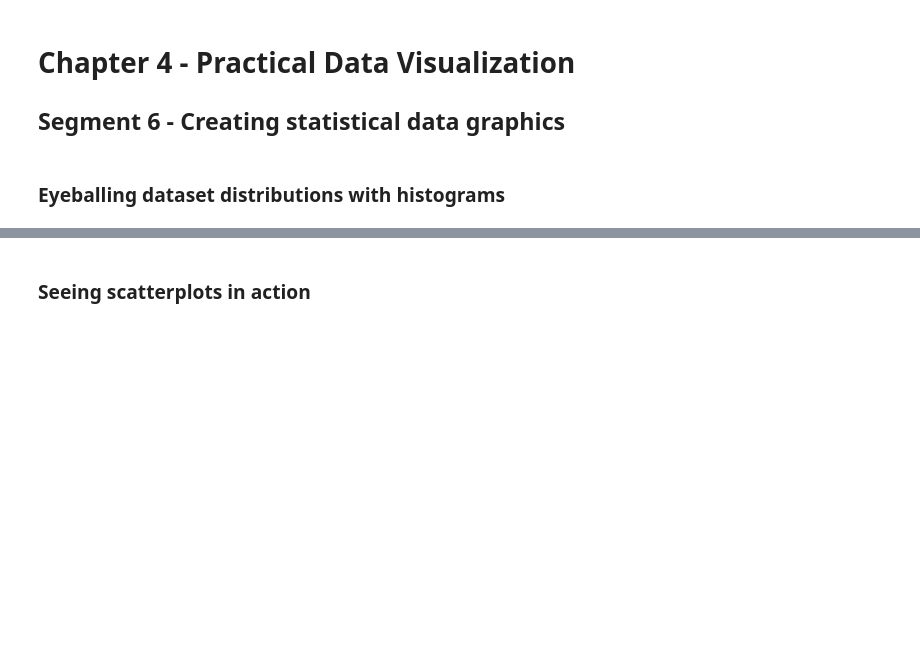
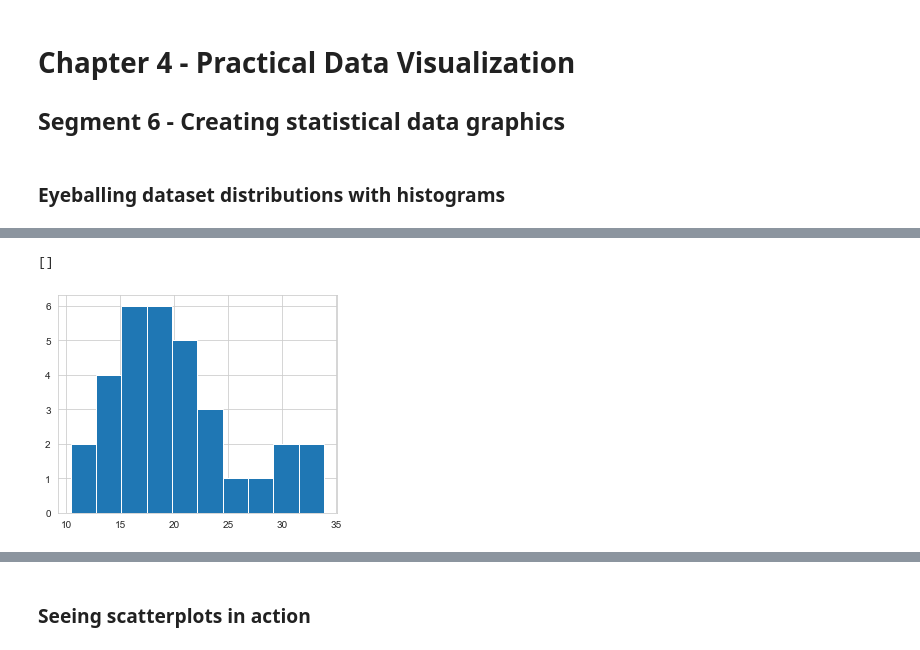
Before and after one commit to johannlilly/linkedin-learning-python-for-data-science-essential-training, a Jupyter notebook: exercise-files/part-1/04_06_begin/04_06_begin.ipynb, the cells around one changed output, grey strips where cells are left out. Saved outputs shown, nothing was run; the diff lists cells and outputs as text; code cells hidden in the pictures; blank space fills up the shorter version.

```diff
--- a/exercise-files/part-1/04_06_begin/04_06_begin.ipynb
+++ b/exercise-files/part-1/04_06_begin/04_06_begin.ipynb
@@ -23,0 +37,6 @@ cars.columns = ['car_names','mpg','cyl','disp', 'hp', 'drat', 'wt', 'qsec', 'vs'
+# %%
+plt.hist(mpg)
+plt.plot()
+# %% [output]
+[]
+[figure, added]
```
Also changed, not shown: parts of 9 cells of this notebook.
